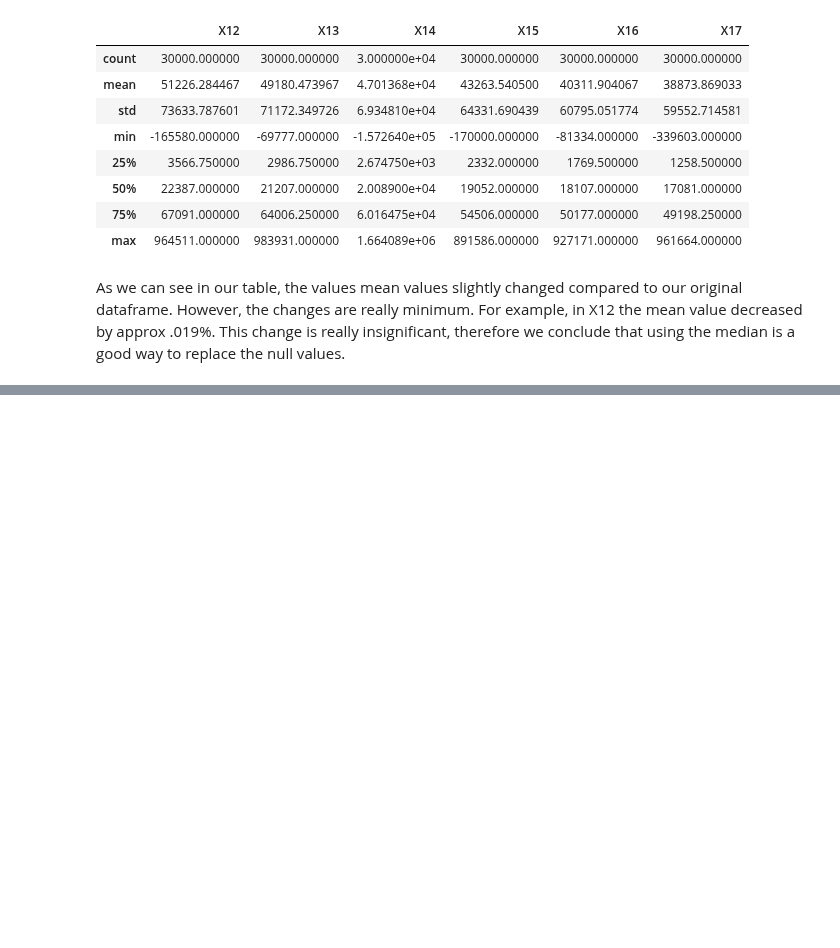
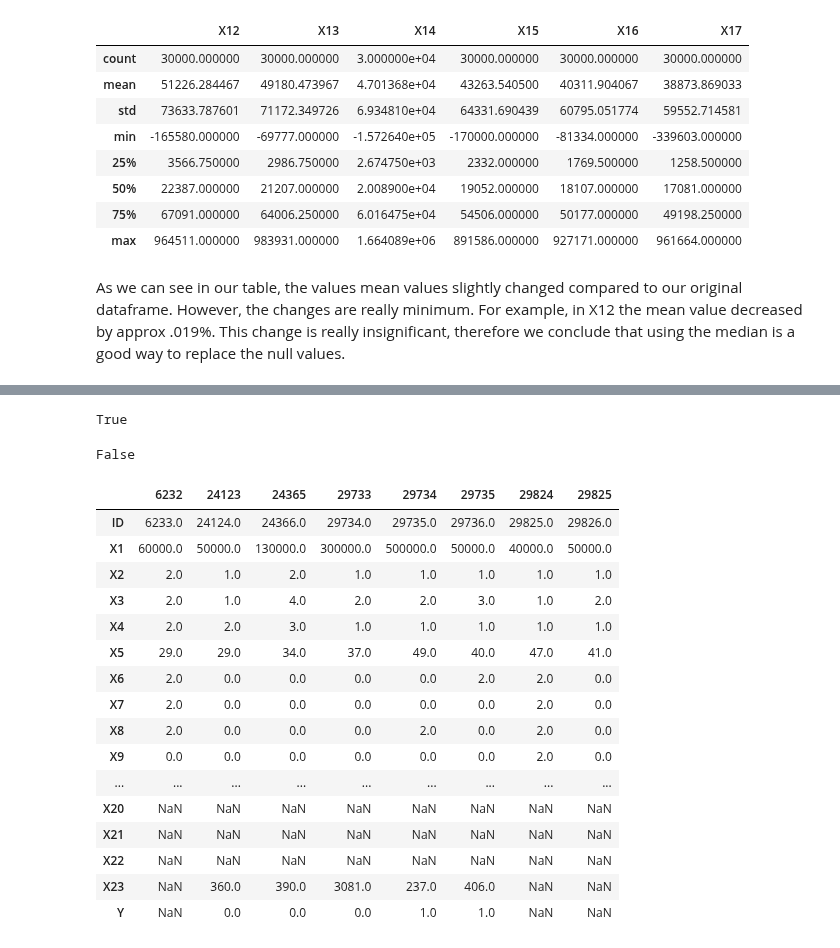
Before and after one commit to PosgradoMNA/actividades-del-projecto-team-1, a Jupyter notebook: Limpieza_de_Datos.ipynb, the cells around one changed output, grey strips where cells are left out. Drawn from its saved outputs; the diff is of its cells as text; code cells hidden in the pictures; blank space fills up the shorter version.

```diff
--- a/Limpieza_de_Datos.ipynb
+++ b/Limpieza_de_Datos.ipynb
@@ -415,0 +444,42 @@ As we can see in our table, the values mean values slightly changed compared to
+# %%
+dataframe.X18.fillna(dataframe.X13, inplace=True)
+dataframe.X19.fillna(dataframe.X14, inplace=True)
+dataframe.X20.fillna(dataframe.X15, inplace=True)
+dataframe.X21.fillna(dataframe.X16, inplace=True)
+dataframe.X22.fillna(dataframe.X17, inplace=True)
+# %%
+dataframe9=dataframe.copy()
+# %%
+dataframe9['NEW'] = dataframe9['X19']
+# %%
+#dataframe9[['X13','NEW']]
+dataframe9['NEW'].isnull().any()
+# %% [output]
+True
+# %%
+#dataframe9['NEW'].replace([np.nan], dataframe['X13'], inplace=True )
+dataframe9.X18.fillna(dataframe9.X13, inplace=True)
+dataframe9['X18'].isnull().any()
+# %% [output]
+False
+# %%
+dataframe9[dataframe9['X18'].isnull()].transpose()
+#dataframe9[['X13','NEW']]
+# %% [output]
+|  | 6232 | 24123 | 24365 | 29733 | 29734 | 29735 | 29824 | 29825 |
+| ID | 6233.0 | 24124.0 | 24366.0 | 29734.0 | 29735.0 | 29736.0 | 29825.0 | 29826.0 |
+| X1 | 60000.0 | 50000.0 | 130000.0 | 300000.0 | 500000.0 | 50000.0 | 40000.0 | 50000.0 |
+| X2 | 2.0 | 1.0 | 2.0 | 1.0 | 1.0 | 1.0 | 1.0 | 1.0 |
+| X3 | 2.0 | 1.0 | 4.0 | 2.0 | 2.0 | 3.0 | 1.0 | 2.0 |
+| X4 | 2.0 | 2.0 | 3.0 | 1.0 | 1.0 | 1.0 | 1.0 | 1.0 |
+| X5 | 29.0 | 29.0 | 34.0 | 37.0 | 49.0 | 40.0 | 47.0 | 41.0 |
+| X6 | 2.0 | 0.0 | 0.0 | 0.0 | 0.0 | 2.0 | 2.0 | 0.0 |
+| X7 | 2.0 | 0.0 | 0.0 | 0.0 | 0.0 | 0.0 | 2.0 | 0.0 |
+| X8 | 2.0 | 0.0 | 0.0 | 0.0 | 2.0 | 0.0 | 2.0 | 0.0 |
+| X9 | 0.0 | 0.0 | 0.0 | 0.0 | 0.0 | 0.0 | 2.0 | 0.0 |
+| ... | ... | ... | ... | ... | ... | ... | ... | ... |
+| X20 | NaN | NaN | NaN | NaN | NaN | NaN | NaN | NaN |
+| X21 | NaN | NaN | NaN | NaN | NaN | NaN | NaN | NaN |
+| X22 | NaN | NaN | NaN | NaN | NaN | NaN | NaN | NaN |
+| X23 | NaN | 360.0 | 390.0 | 3081.0 | 237.0 | 406.0 | NaN | NaN |
+| Y | NaN | 0.0 | 0.0 | 0.0 | 1.0 | 1.0 | NaN | NaN |
```
Also changed, not shown: parts of 8 cells of this notebook.
